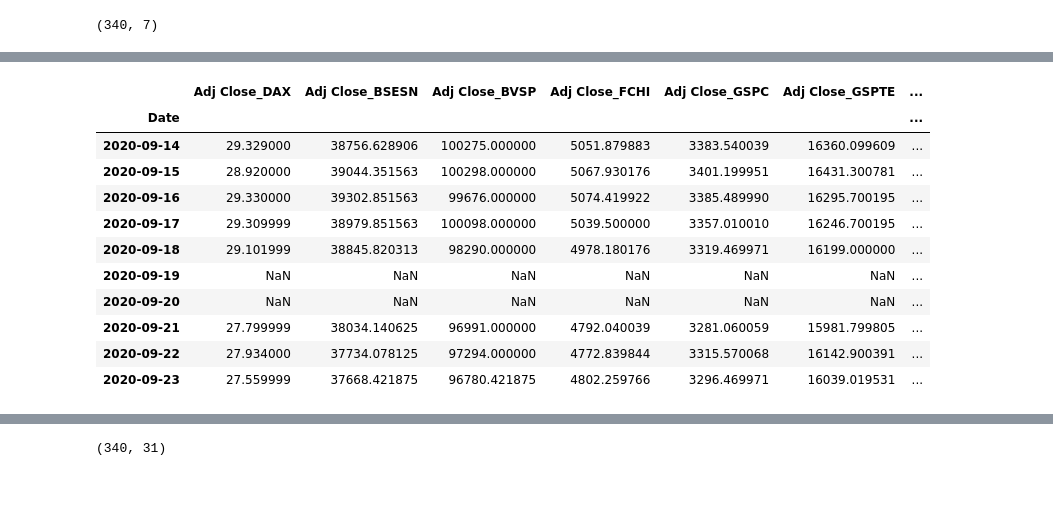
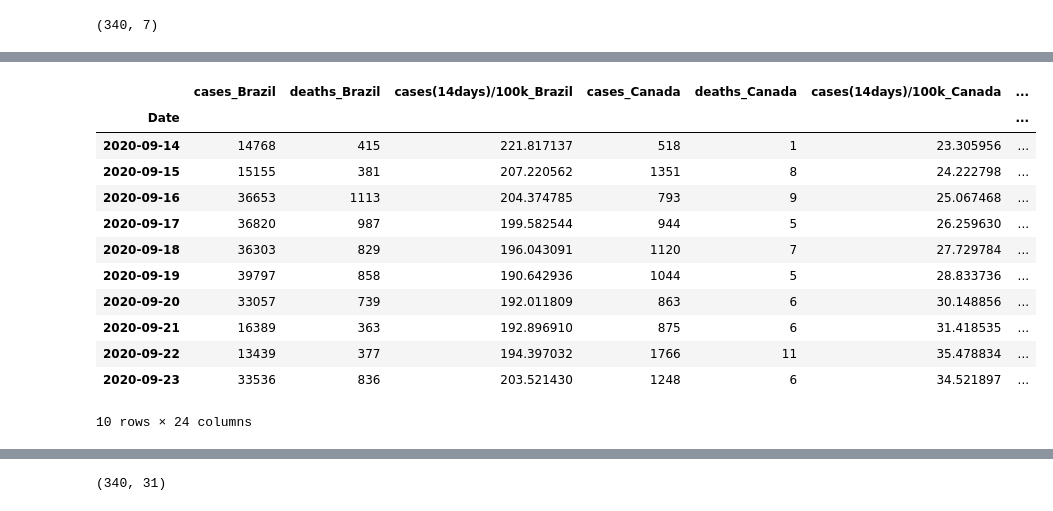
Before and after one commit to hurni/CAS_Project, a Jupyter notebook: CAS_Project_HUC.ipynb, the cells around one changed output, grey strips where cells are left out. Cells and saved outputs as stored; diff of their text form; code cells hidden in the pictures.

```diff
--- a/CAS_Project_HUC.ipynb
+++ b/CAS_Project_HUC.ipynb
@@ -362,15 +339,25 @@ df_combined.shape
+# %%
+df_combined_Covid = pd.merge(df_Date, df_Covid_Brazil, on='Date', how='outer', validate='one_to_many').set_index('Date')
+df_combined_Covid = pd.merge(df_combined_Covid, df_Covid_Canada, on='Date', how='outer', validate='one_to_many').set_index('Date')
+df_combined_Covid = pd.merge(df_combined_Covid, df_Covid_China, on='Date', how='outer', validate='one_to_many').set_index('Date')
+df_combined_Covid = pd.merge(df_combined_Covid, df_Covid_France, on='Date', how='outer', validate='one_to_many').set_index('Date')
+df_combined_Covid = pd.merge(df_combined_Covid, df_Covid_Germany, on='Date', how='outer', validate='one_to_many').set_index('Date')
+df_combined_Covid = pd.merge(df_combined_Covid, df_Covid_India, on='Date', how='outer', validate='one_to_many').set_index('Date')
+df_combined_Covid = pd.merge(df_combined_Covid, df_Covid_Japan, on='Date', how='outer', validate='one_to_many').set_index('Date')
+df_combined_Covid = pd.merge(df_combined_Covid, df_Covid_USA, on='Date', how='outer', validate='one_to_many').set_index('Date').sort_index()
 # %%
-df_combined.tail(10)
+df_combined_Covid.tail(10)
 # %% [output]
-|  | Adj Close_DAX | Adj Close_BSESN | Adj Close_BVSP | Adj Close_FCHI | Adj Close_GSPC | Adj Close_GSPTE | ... |
+|  | cases_Brazil | deaths_Brazil | cases(14days)/100k_Brazil | cases_Canada | deaths_Canada | cases(14days)/100k_Canada | ... |
 | Date |  |  |  |  |  |  | ... |
-| 2020-09-14 | 29.329000 | 38756.628906 | 100275.000000 | 5051.879883 | 3383.540039 | 16360.099609 | ... |
-| 2020-09-15 | 28.920000 | 39044.351563 | 100298.000000 | 5067.930176 | 3401.199951 | 16431.300781 | ... |
-| 2020-09-16 | 29.330000 | 39302.851563 | 99676.000000 | 5074.419922 | 3385.489990 | 16295.700195 | ... |
-| 2020-09-17 | 29.309999 | 38979.851563 | 100098.000000 | 5039.500000 | 3357.010010 | 16246.700195 | ... |
-| 2020-09-18 | 29.101999 | 38845.820313 | 98290.000000 | 4978.180176 | 3319.469971 | 16199.000000 | ... |
-| 2020-09-19 | NaN | NaN | NaN | NaN | NaN | NaN | ... |
-| 2020-09-20 | NaN | NaN | NaN | NaN | NaN | NaN | ... |
-| 2020-09-21 | 27.799999 | 38034.140625 | 96991.000000 | 4792.040039 | 3281.060059 | 15981.799805 | ... |
-| 2020-09-22 | 27.934000 | 37734.078125 | 97294.000000 | 4772.839844 | 3315.570068 | 16142.900391 | ... |
-| 2020-09-23 | 27.559999 | 37668.421875 | 96780.421875 | 4802.259766 | 3296.469971 | 16039.019531 | ... |
+| 2020-09-14 | 14768 | 415 | 221.817137 | 518 | 1 | 23.305956 | ... |
+| 2020-09-15 | 15155 | 381 | 207.220562 | 1351 | 8 | 24.222798 | ... |
+| 2020-09-16 | 36653 | 1113 | 204.374785 | 793 | 9 | 25.067468 | ... |
+| 2020-09-17 | 36820 | 987 | 199.582544 | 944 | 5 | 26.259630 | ... |
+| 2020-09-18 | 36303 | 829 | 196.043091 | 1120 | 7 | 27.729784 | ... |
+| 2020-09-19 | 39797 | 858 | 190.642936 | 1044 | 5 | 28.833736 | ... |
+| 2020-09-20 | 33057 | 739 | 192.011809 | 863 | 6 | 30.148856 | ... |
+| 2020-09-21 | 16389 | 363 | 192.896910 | 875 | 6 | 31.418535 | ... |
+| 2020-09-22 | 13439 | 377 | 194.397032 | 1766 | 11 | 35.478834 | ... |
+| 2020-09-23 | 33536 | 836 | 203.521430 | 1248 | 6 | 34.521897 | ... |
+10 rows × 24 columns
```
Also changed, not shown: parts of 88 cells of this notebook.
